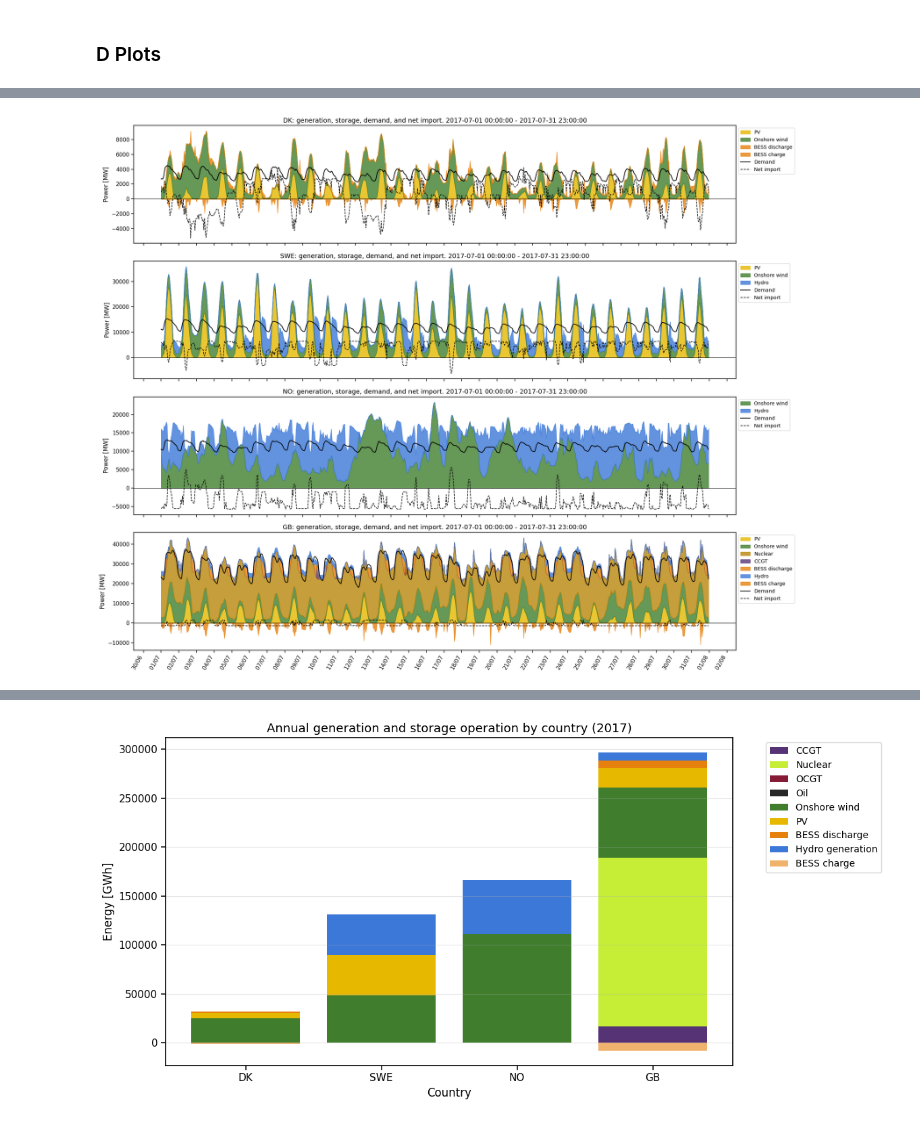
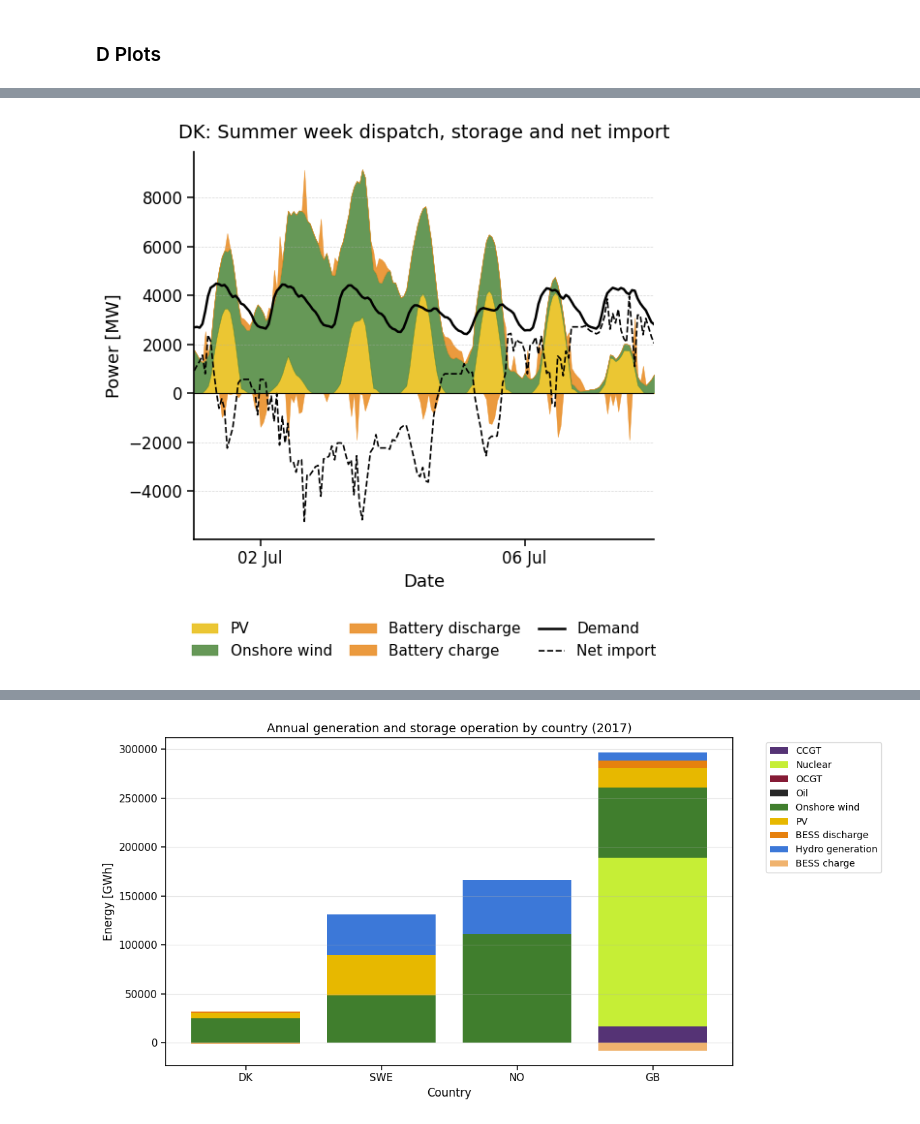
Before and after one commit to martinsiitam/ieg-spring-2026, a Jupyter notebook: oscar/projectv1.ipynb, the cells around one changed output, grey strips where cells are left out. Cells and saved outputs as stored; diff of their text form; code cells hidden in the pictures.

Commit message:
latest edits on graphs

```diff
--- a/oscar/projectv1.ipynb
+++ b/oscar/projectv1.ipynb
@@ -1522,7 +1522,7 @@ storage_charge_plot.index = pd.to_datetime(storage_charge_plot.index)
 # -----------------------------
 # Plot
 # -----------------------------
-fig, ax = plt.subplots(figsize=(5.4, 4.6))
+fig, ax = plt.subplots(figsize=(6.2, 6.2))
 x = dispatch_plot.index
 
 # Positive stack: generators
@@ -2826,4 +3585,5 @@ plt.show()
 # %%
+# Winter
 # ----------------------------
 # CONSISTENT COLORS
 # ----------------------------
@@ -2858,8 +3618,8 @@ tech_colors = {
 # ----------------------------
 # TIME WINDOW
 # ----------------------------
-start_date = pd.Timestamp(f"{capacity_factor_year}-09-01 00:00:00")
-end_date   = pd.Timestamp(f"{capacity_factor_year}-09-07 23:00:00")
+start_date = pd.Timestamp(f"{capacity_factor_year}-01-01 00:00:00")
+end_date   = pd.Timestamp(f"{capacity_factor_year}-01-07 23:00:00")
 
 countries = ["DK", "SWE", "NO", "GB"]
 
@@ -3070,7 +3830,7 @@ for country in countries:
     ax.axhline(0, color="black", linewidth=0.8)
     ax.set_ylabel("Power [MW]")
     ax.set_xlabel("Date")
-    ax.set_title(f"{country}: July dispatch, storage, demand, and net import", pad=10)
+    ax.set_title(f"{country}: Winter week dispatch, storage and net import", pad=10)
 
     ax.margins(x=0)
     ax.spines["top"].set_visible(False)
@@ -3106,4 +3868,5 @@ for country in countries:
 # %%
+# Summer
 # ----------------------------
 # CONSISTENT COLORS
 # ----------------------------
@@ -3128,7 +3891,7 @@ tech_colors = {
 
     # Other generation
     "Hydro": "#3C78D8",                # adjusted to fit palette better
-    "Nuclear": "#B8860B",
+    "Nuclear": "#790C0C",
 
     # System variables
     "Demand": "#000000",
@@ -3139,7 +3902,7 @@ tech_colors = {
 # TIME WINDOW
 # ----------------------------
 start_date = pd.Timestamp(f"{capacity_factor_year}-07-01 00:00:00")
-end_date   = pd.Timestamp(f"{capacity_factor_year}-07-31 23:00:00")
+end_date   = pd.Timestamp(f"{capacity_factor_year}-07-07 23:00:00")
 
 countries = ["DK", "SWE", "NO", "GB"]
 
@@ -3228,6 +3991,7 @@ def get_country_net_import(country):
         bus1 = line_meta.loc[line, "bus1"]
         p0 = line_p0[line]
 
+        # p0 > 0 means flow bus0 -> bus1
         if country == bus0:
             net_import = net_import - p0
         elif country == bus1:
@@ -3236,20 +4000,17 @@ def get_country_net_import(country):
     return net_import
 
 # ----------------------------
-# PLOT COUNTRY-BY-COUNTRY
+# ONE SQUARE FIGURE PER COUNTRY
 # ----------------------------
-fig, axes = plt.subplots(len(countries), 1, figsize=(20, 4 * len(countries)), sharex=True)
-
-if len(countries) == 1:
-    axes = [axes]
-
-for ax, country in zip(axes, countries):
+for country in countries:
     gen_df = get_country_generation(country)
     storage_discharge_df, storage_charge_df = get_country_storage(country)
     demand = get_country_demand(country)
     net_import = get_country_net_import(country)
 
     x = gen_df.index if not gen_df.empty else demand.index
+
+    fig, ax = plt.subplots(figsize=(6.2, 6.2))
 
     used_labels = set()
 
@@ -3266,10 +4027,13 @@ for ax, country in zip(axes, countries):
         if np.any(np.abs(y) > 1e-9):
             color = tech_colors.get(col, "lightgray")
             ax.fill_between(
-                x, pos_cum, pos_cum + y,
+                x,
+                pos_cum,
+                pos_cum + y,
+                color=color,
                 alpha=0.8,
-                label=unique_label(col),
-                color=color
+                linewidth=0.3,
+                label=unique_label(col)
             )
             pos_cum = pos_cum + y
 
@@ -3280,7 +4044,7 @@ for ax, country in zip(axes, countries):
             if col == "Hydro":
                 label = "Hydro"
                 color = tech_colors.get("Hydro", "lightgray")
-            elif col == "Battery":
+            elif col in ["Battery", "BESS"]:
                 label = "Battery discharge"
                 color = tech_colors.get("Battery discharge", tech_colors.get("Battery", "lightgray"))
             else:
@@ -3288,10 +4052,13 @@ for ax, country in zip(axes, countries):
                 color = tech_colors.get(label, tech_colors.get(col, "lightgray"))
 
             ax.fill_between(
-                x, pos_cum, pos_cum + y,
+                x,
+                pos_cum,
+                pos_cum + y,
+                color=color,
                 alpha=0.8,
-                label=unique_label(label),
-                color=color
+                linewidth=0.3,
+                label=unique_label(label)
             )
             pos_cum = pos_cum + y
 
@@ -3303,7 +4070,7 @@ for ax, country in zip(axes, countries):
 
         y = storage_charge_df[col].to_numpy()
         if np.any(np.abs(y) > 1e-9):
-            if col == "Battery":
+            if col in ["Battery", "BESS"]:
                 label = "Battery charge"
                 color = tech_colors.get("Battery charge", tech_colors.get("Battery", "lightgray"))
             else:
@@ -3311,48 +4078,68 @@ for ax, country in zip(axes, countries):
                 color = tech_colors.get(label, tech_colors.get(col, "lightgray"))
 
             ax.fill_between(
-                x, neg_cum, neg_cum + y,
+                x,
+                neg_cum,
+                neg_cum + y,
+                color=color,
                 alpha=0.8,
-                label=unique_label(label),
-                color=color
+                linewidth=0.3,
+                label=unique_label(label)
             )
             neg_cum = neg_cum + y
 
     # demand line
     ax.plot(
         x,
         demand.to_numpy(),
         color=tech_colors["Demand"],
-        linewidth=1.5,
-        label=unique_label("Demand")
+        linewidth=1.8,
+        label=unique_label("Demand"),
+        zorder=5
     )
 
     # net import line
     ax.plot(
         x,
         net_import.to_numpy(),
         linestyle="--",
         linewidth=1.2,
         color=tech_colors["Net import"],
-        label=unique_label("Net import")
+        label=unique_label("Net import"),
+        zorder=6
     )
 
+    # styling
     ax.axhline(0, color="black", linewidth=0.8)
     ax.set_ylabel("Power [MW]")
-    ax.set_title(f"{country}: generation, storage, demand, and net import. {start_date} - {end_date}")
+    ax.set_xlabel("Date")
+    ax.set_title(f"{country}: Summer week dispatch, storage and net import", pad=10)
 
-    # clean legend
+    ax.margins(x=0)
+    ax.spines["top"].set_visible(False)
+    ax.spines["right"].set_visible(False)
+    ax.grid(axis="y", linestyle="--", linewidth=0.5, alpha=0.5)
+
+    ax.xaxis.set_major_locator(mdates.DayLocator(interval=4))
+    ax.xaxis.set_major_formatter(mdates.DateFormatter("%d %b"))
+    plt.setp(ax.get_xticklabels(), rotation=0, ha="center")
+
     handles, labels = ax.get_legend_handles_labels()
     clean = [(h, l) for h, l in zip(handles, labels) if l != "_nolegend_"]
     if clean:
         handles, labels = zip(*clean)
-        ax.legend(handles, labels, loc="upper left", bbox_to_anchor=(1, 1))
+        ax.legend(
+            handles,
+            labels,
+            loc="upper center",
+            bbox_to_anchor=(0.5, -0.18),
+            ncol=3,
+            frameon=False,
+            handlelength=1.8,
+            columnspacing=1.2
+        )
 
-axes[-1].xaxis.set_major_locator(mdates.DayLocator(interval=1))
-axes[-1].xaxis.set_major_formatter(mdates.DateFormatter("%d/%m"))
-plt.setp(axes[-1].get_xticklabels(), rotation=60, ha="right")
-
-plt.tight_layout()
-plt.show()
+    fig.tight_layout()
+    plt.show()
 # %% [output]
-[figure, old version]
+[figure, new version]
```
Also changed, not shown: parts of 21 cells of this notebook.
